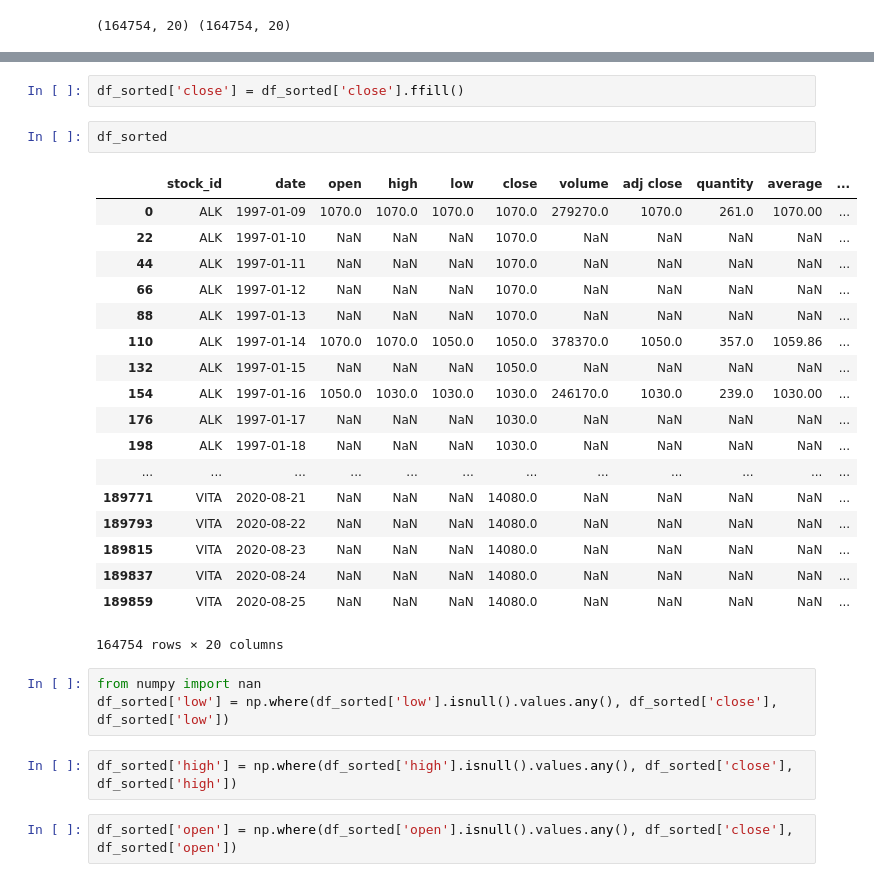
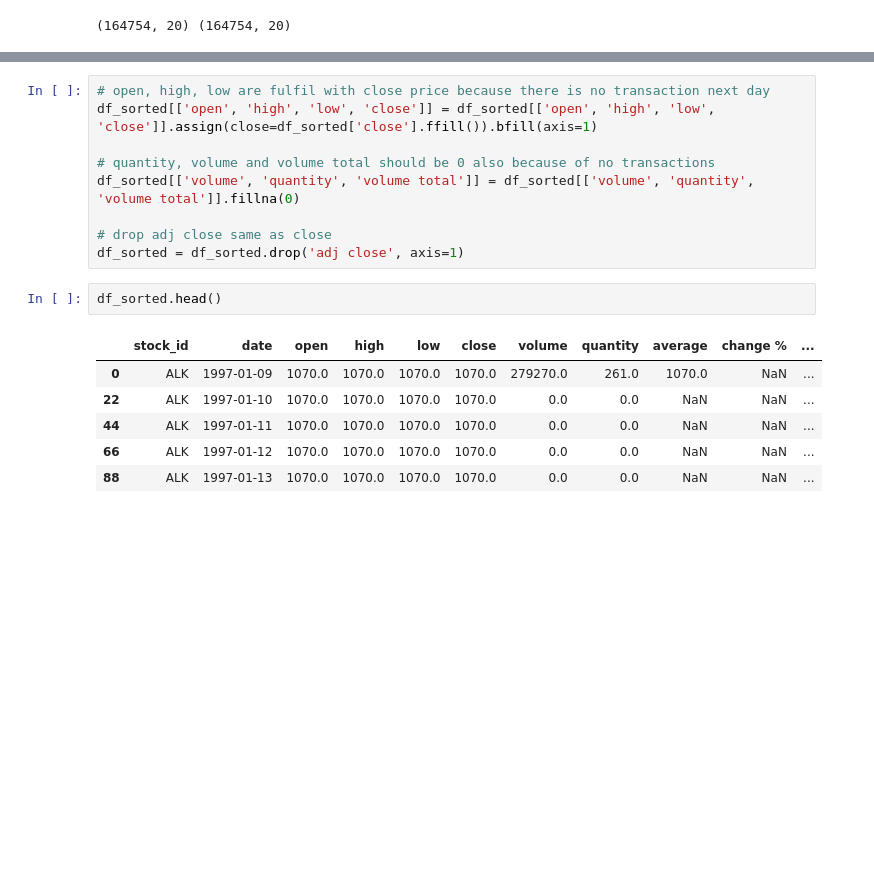
Before and after one commit to gjurcin/MacedoniaStockMarket, a Jupyter notebook: macedonian_stock_exchange_ivona.ipynb, the cells around one changed output, grey strips where cells are left out. Saved outputs shown, nothing was run; the diff lists cells and outputs as text; blank space fills up the shorter version.

```diff
--- a/macedonian_stock_exchange_ivona.ipynb
+++ b/macedonian_stock_exchange_ivona.ipynb
@@ -110,30 +99,18 @@ df_sorted
-# %%
-df_sorted['close'] = df_sorted['close'].ffill()
+# %%
+# open, high, low are fulfil with close price because there is no transaction next day
+df_sorted[['open', 'high', 'low', 'close']] = df_sorted[['open', 'high', 'low', 'close']].assign(close=df_sorted['close'].ffill()).bfill(axis=1)
+
+# quantity, volume and volume total should be 0 also because of no transactions
+df_sorted[['volume', 'quantity', 'volume total']] = df_sorted[['volume', 'quantity', 'volume total']].fillna(0)
+
+# drop adj close same as close
+df_sorted = df_sorted.drop('adj close', axis=1)
 # %%
-df_sorted
+df_sorted.head()
 # %% [output]
-|  | stock_id | date | open | high | low | close | volume | adj close | quantity | average | ... |
-| 0 | ALK | 1997-01-09 | 1070.0 | 1070.0 | 1070.0 | 1070.0 | 279270.0 | 1070.0 | 261.0 | 1070.00 | ... |
-| 22 | ALK | 1997-01-10 | NaN | NaN | NaN | 1070.0 | NaN | NaN | NaN | NaN | ... |
-| 44 | ALK | 1997-01-11 | NaN | NaN | NaN | 1070.0 | NaN | NaN | NaN | NaN | ... |
-| 66 | ALK | 1997-01-12 | NaN | NaN | NaN | 1070.0 | NaN | NaN | NaN | NaN | ... |
-| 88 | ALK | 1997-01-13 | NaN | NaN | NaN | 1070.0 | NaN | NaN | NaN | NaN | ... |
-| 110 | ALK | 1997-01-14 | 1070.0 | 1070.0 | 1050.0 | 1050.0 | 378370.0 | 1050.0 | 357.0 | 1059.86 | ... |
-| 132 | ALK | 1997-01-15 | NaN | NaN | NaN | 1050.0 | NaN | NaN | NaN | NaN | ... |
-| 154 | ALK | 1997-01-16 | 1050.0 | 1030.0 | 1030.0 | 1030.0 | 246170.0 | 1030.0 | 239.0 | 1030.00 | ... |
-| 176 | ALK | 1997-01-17 | NaN | NaN | NaN | 1030.0 | NaN | NaN | NaN | NaN | ... |
-| 198 | ALK | 1997-01-18 | NaN | NaN | NaN | 1030.0 | NaN | NaN | NaN | NaN | ... |
-| ... | ... | ... | ... | ... | ... | ... | ... | ... | ... | ... | ... |
-| 189771 | VITA | 2020-08-21 | NaN | NaN | NaN | 14080.0 | NaN | NaN | NaN | NaN | ... |
-| 189793 | VITA | 2020-08-22 | NaN | NaN | NaN | 14080.0 | NaN | NaN | NaN | NaN | ... |
-| 189815 | VITA | 2020-08-23 | NaN | NaN | NaN | 14080.0 | NaN | NaN | NaN | NaN | ... |
-| 189837 | VITA | 2020-08-24 | NaN | NaN | NaN | 14080.0 | NaN | NaN | NaN | NaN | ... |
-| 189859 | VITA | 2020-08-25 | NaN | NaN | NaN | 14080.0 | NaN | NaN | NaN | NaN | ... |
+|  | stock_id | date | open | high | low | close | volume | quantity | average | change % | ... |
+| 0 | ALK | 1997-01-09 | 1070.0 | 1070.0 | 1070.0 | 1070.0 | 279270.0 | 261.0 | 1070.0 | NaN | ... |
+| 22 | ALK | 1997-01-10 | 1070.0 | 1070.0 | 1070.0 | 1070.0 | 0.0 | 0.0 | NaN | NaN | ... |
+| 44 | ALK | 1997-01-11 | 1070.0 | 1070.0 | 1070.0 | 1070.0 | 0.0 | 0.0 | NaN | NaN | ... |
+| 66 | ALK | 1997-01-12 | 1070.0 | 1070.0 | 1070.0 | 1070.0 | 0.0 | 0.0 | NaN | NaN | ... |
+| 88 | ALK | 1997-01-13 | 1070.0 | 1070.0 | 1070.0 | 1070.0 | 0.0 | 0.0 | NaN | NaN | ... |
-164754 rows × 20 columns
-# %%
-from numpy import nan
-df_sorted['low'] = np.where(df_sorted['low'].isnull().values.any(), df_sorted['close'], df_sorted['low'])
-# %%
-df_sorted['high'] = np.where(df_sorted['high'].isnull().values.any(), df_sorted['close'], df_sorted['high'])
-# %%
-df_sorted['open'] = np.where(df_sorted['open'].isnull().values.any(), df_sorted['close'], df_sorted['open'])
```
Also changed, not shown: parts of 31 cells of this notebook.
